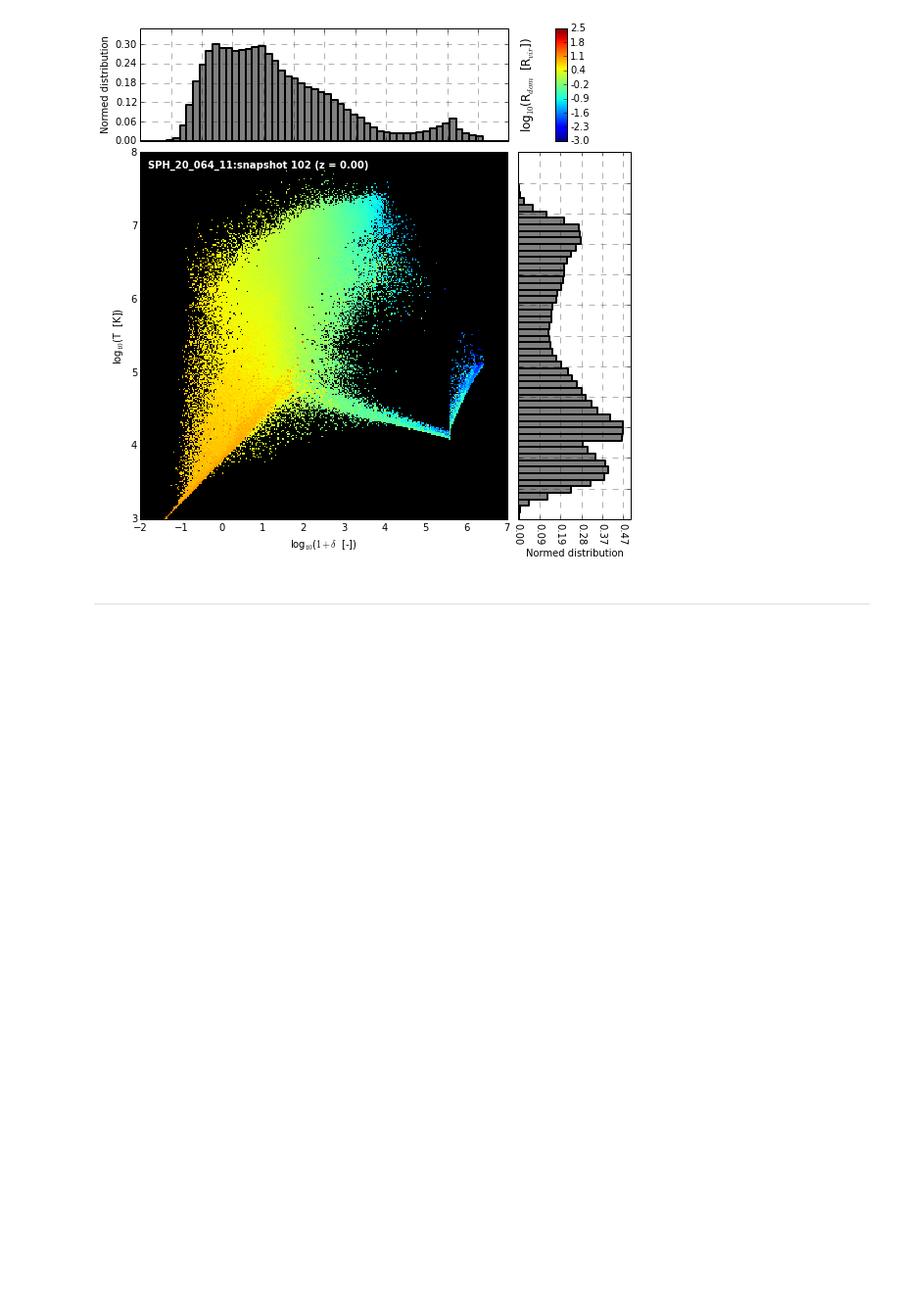
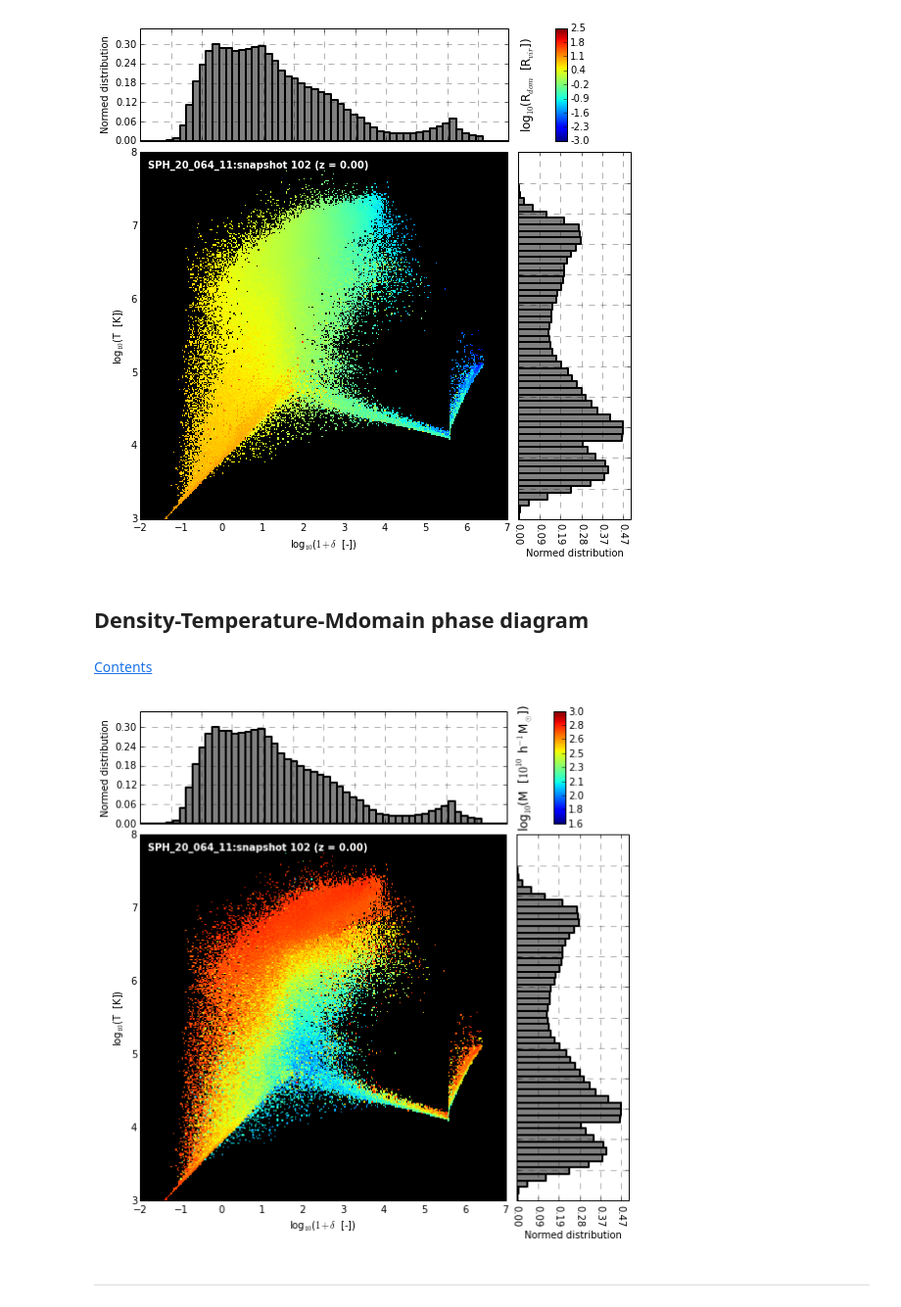
Before and after one commit to sbustamante/MethodsComparison, a Jupyter notebook: bench/analysis.ipynb, the cells around one changed output. Shown at 98% size. Saved outputs shown, nothing was run; the diff lists cells and outputs as text; code cells hidden in the pictures; blank space fills up the shorter version.

Commit message:
New phase diagrams

```diff
--- a/bench/analysis.ipynb
+++ b/bench/analysis.ipynb
@@ -705,5 +706,13 @@ PhaseDiagram( "DMR", ["SPH_20_064_11"], 102, video = False, bins2D = 200 )
 PhaseDiagram( "RTD", ["SPH_20_064_11"], 102, video = False, bins2D = 300 )
 # %% [output]
 [figure]
+# %% [markdown]
+## Density-Temperature-Mdomain phase diagram
+# %% [markdown]
+[Contents](#Contents)
+# %%
+PhaseDiagram( "RTM", ["SPH_20_064_11"], 102, video = False, bins2D = 300 )
+# %% [output]
+[figure, added]
 # %% [markdown]
 - - -
```
Also changed, not shown: parts of 1 cell of this notebook.
